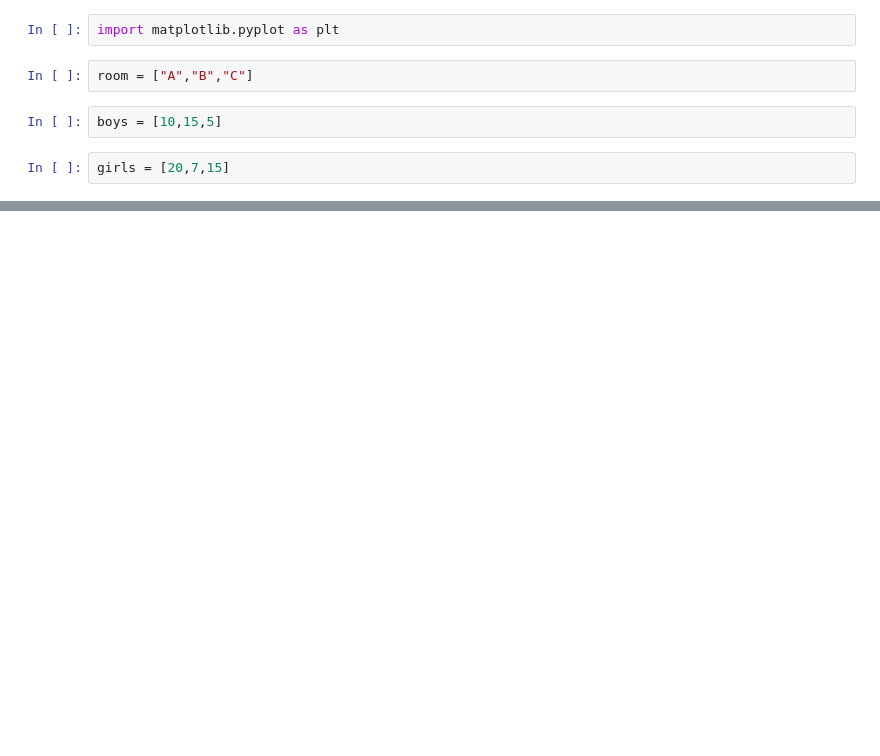
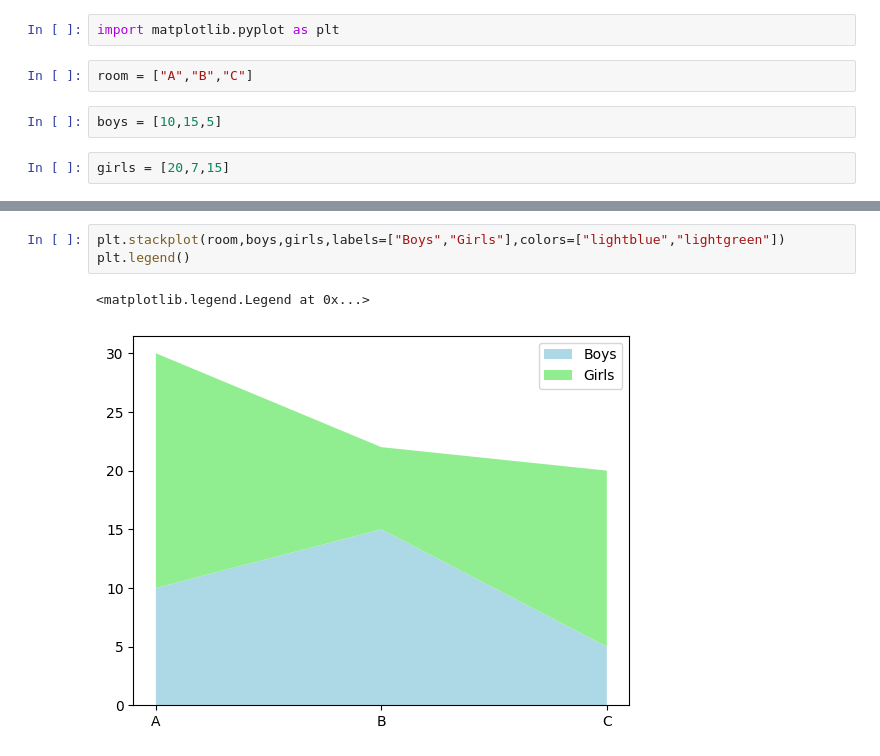
Before and after one commit to Sumetjutha/055_Matplotlib, a Jupyter notebook: ep23_stackbar_stackplot.ipynb, the cells around one changed output, grey strips where cells are left out. Drawn from its saved outputs; the diff is of its cells as text; blank space fills up the shorter version.

```diff
--- a/ep23_stackbar_stackplot.ipynb
+++ b/ep23_stackbar_stackplot.ipynb
@@ -11,0 +16,6 @@ girls = [20,7,15]
+# %%
+plt.stackplot(room,boys,girls,labels=["Boys","Girls"],colors=["lightblue","lightgreen"])
+plt.legend()
+# %% [output]
+<matplotlib.legend.Legend at 0x...>
+[figure, added]
```
Also changed, not shown: parts of 2 cells of this notebook, 1 other file.
